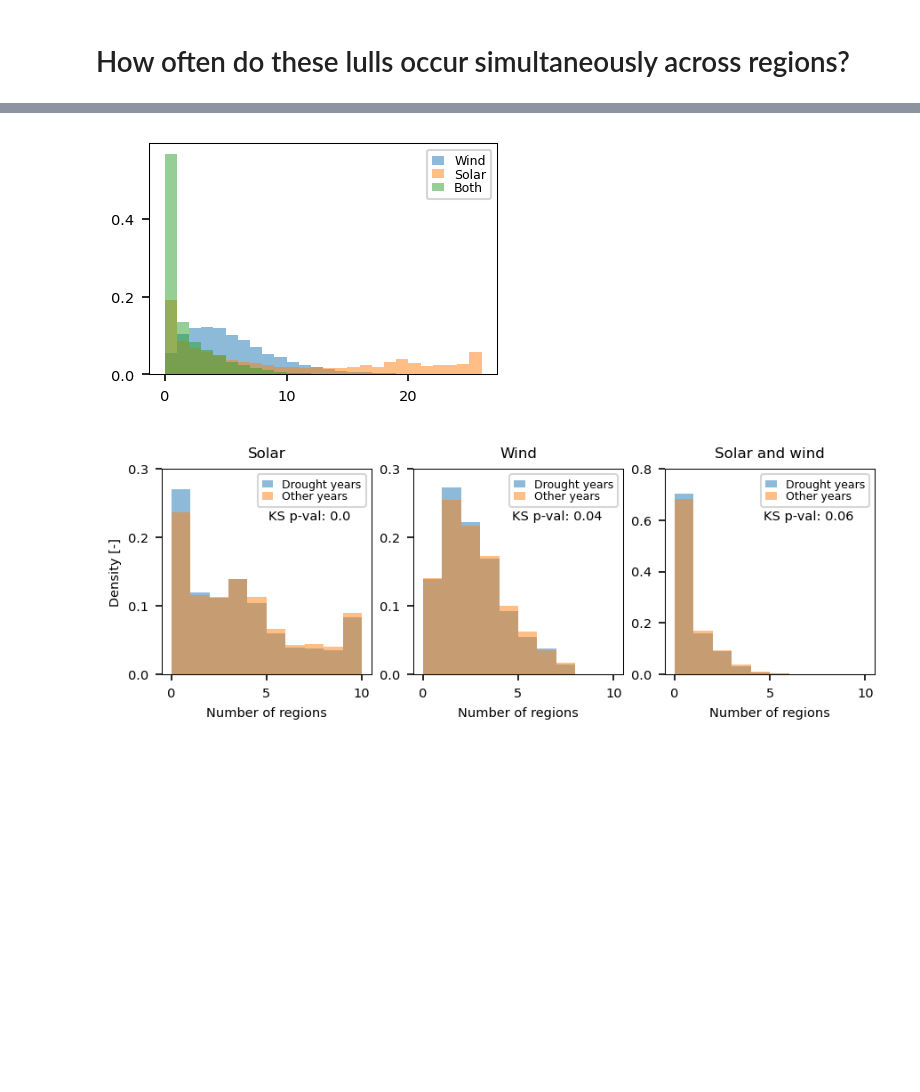
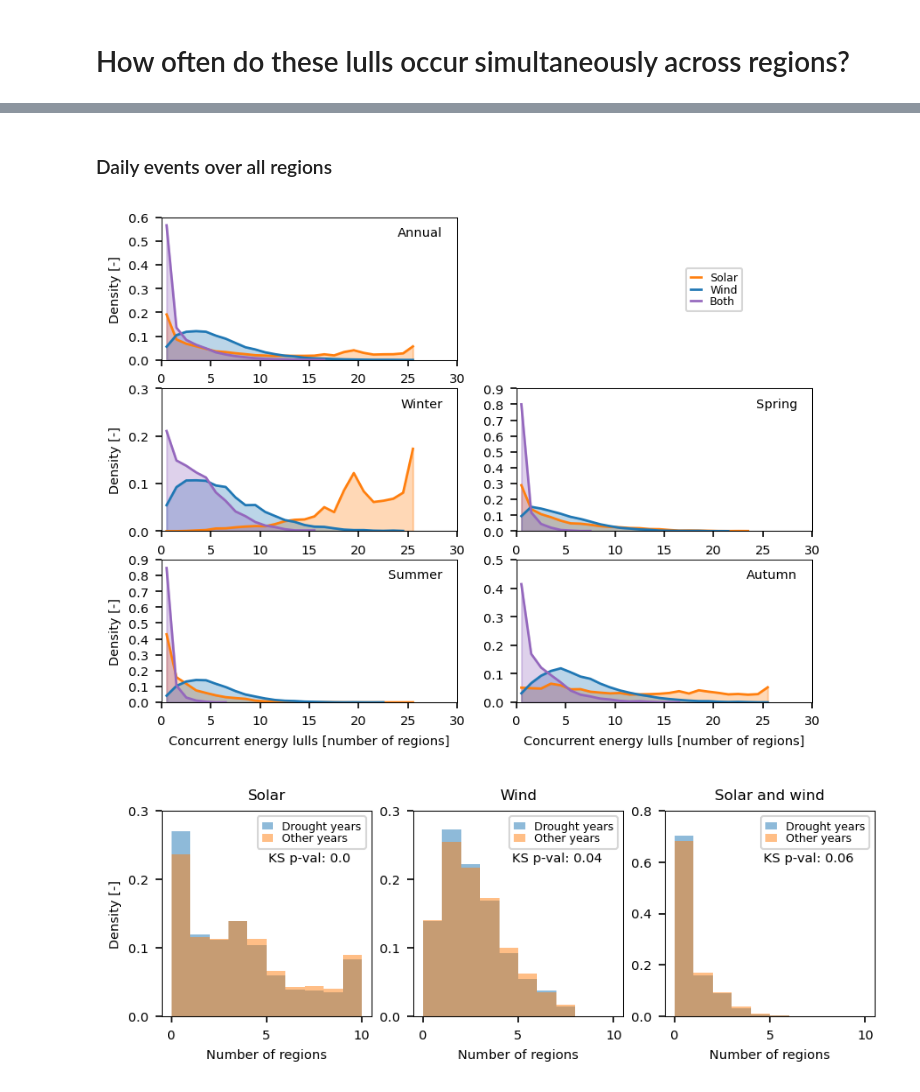
Before and after one commit to dougrichardson/Richardson_2023_energy, a Jupyter notebook: 1_exploratory analysis.ipynb, the cells around one changed output, grey strips where cells are left out. Saved outputs shown, nothing was run; the diff lists cells and outputs as text; code cells hidden in the pictures; blank space fills up the shorter version.

Commit message:
Seasonal histograms

```diff
--- a/1_exploratory analysis.ipynb
+++ b/1_exploratory analysis.ipynb
@@ -352,6 +350,9 @@ events_100w_mssrd = xr.where(
     (rez_mssrd < thresh_mssrd),
     1, 0
 )
+# We want this array to have a var name, so we convert to dataset, name and select
+events_100w_mssrd = events_100w_mssrd.to_dataset(name='compound')
+events_100w_mssrd = events_100w_mssrd['compound']
 
 freq_drought_100w_mssrd, freq_other_100w_mssrd = freq_drought_compare(
     events_100w_mssrd, rez_ro_ann, thresh_ro, tail='lower'
@@ -397,15 +483,7 @@ events_ro = get_events(rez_ro_ann, thresh_ro)
+# %% [markdown]
+### Daily events over all regions
 # %%
 # Simultaneous wind/solar/compound lulls over all years
 simul_100w = events_100w.sel(region=get_regions_from_region_codes([1, 3, 5, 7])).sum('region')
 simul_mssrd = events_mssrd.sel(region=get_regions_from_region_codes([2, 3, 6, 7])).sum('region')
 simul_100w_mssrd = events_100w_mssrd.sel(region=get_regions_from_region_codes([3, 7])).sum('region')
-# %%
-with plt.rc_context(plt_params):
-    fig, ax = plt.subplots(1, 1, figsize=(3,2), dpi=150)
-
-    _ = ax.hist(simul_100w, simul_100w.max().values, density=True, alpha=0.5, label='Wind')
-    _ = ax.hist(simul_mssrd, simul_mssrd.max().values, density=True, alpha=0.5, label='Solar')
-    _ = ax.hist(simul_100w_mssrd, simul_100w_mssrd.max().values, density=True, alpha=0.5, label='Both')
-    ax.legend()
-# %% [output]
-[figure, removed]
@@ -412,3 +496,61 @@ with plt.rc_context(plt_params):
+# %%
+def hist_plot(ax, da, months, color, label,
+              fill_alpha=0.3, time_name='time'):
+    subset_da = da.isel({
+        time_name: da.time.dt.month.isin(months)
+    })
+    bins, hist = hist_data(subset_da)
+
+    ax.plot(bins, hist, color=color, label=label)
+    ax.fill_between(bins, 0, hist, color=color, alpha=fill_alpha)
+
+    ymax = fn.round_decimals_up(hist.max().values, 1)
+    ax.set_ylim(0, ymax)
+    ax.set_yticks(np.arange(0, ymax+0.01, 0.1))
+
+    ax.set_xlim(0, 30)
+    ax.set_xticks(np.arange(0, 31, 5))
+# %%
+with plt.rc_context(plt_params):
+    fig = plt.figure(1, dpi=150)
+
+    ax1 = fig.add_subplot(321)
+    ax2 = fig.add_subplot(323)
+    ax3 = fig.add_subplot(324)
+    ax4 = fig.add_subplot(325)
+    ax5 = fig.add_subplot(326)
+
+    annual = range(1, 13)
+    winter = [6, 7, 8]
+    spring = [9, 10, 11]
+    summer = [12, 1, 2]
+    autumn = [3, 4, 5]
+
+    axes = [ax1, ax2, ax3, ax4, ax5]
+    season_dict = {
+        'Annual': annual,
+        'Winter': winter,
+        'Spring': spring,
+        'Summer': summer,
+        'Autumn': autumn
+    }
+
+    for (ax, months, title) in zip(axes, season_dict.values(), season_dict.keys()):
+
+        hist_plot(ax, simul_mssrd, months, colors[1], 'Solar')
+        hist_plot(ax, simul_100w, months, colors[0], 'Wind')
+        hist_plot(ax, simul_100w_mssrd, months, colors[4], 'Both')
+        ax.text(0.95, 0.85, title, transform=ax.transAxes, ha='right', va='bottom')
+
+    handles, labels = ax1.get_legend_handles_labels()
+    fig.legend(handles, labels, loc=(0.8, 0.8))
+
+    for ax in [ax1, ax2, ax4]:
+        ax.set_ylabel('Density [-]')
+    for ax in [ax4, ax5]:
+        ax.set_xlabel('Concurrent energy lulls [number of regions]')
+# %% [output]
+[figure, added]
 # %%
 # Simultaneous wind/solar/compound lulls on drought years
 # How do we do this? What about hist of lulls on years where 1 region is in drought, 2, 3, ...
```
Also changed, not shown: parts of 21 cells of this notebook.
